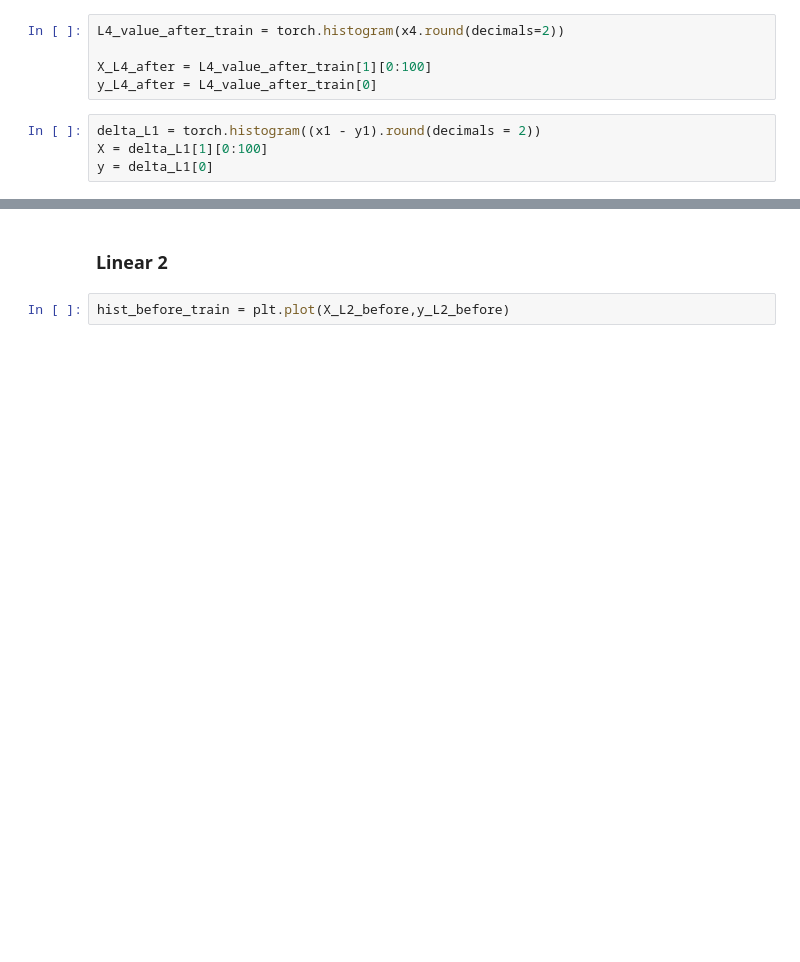
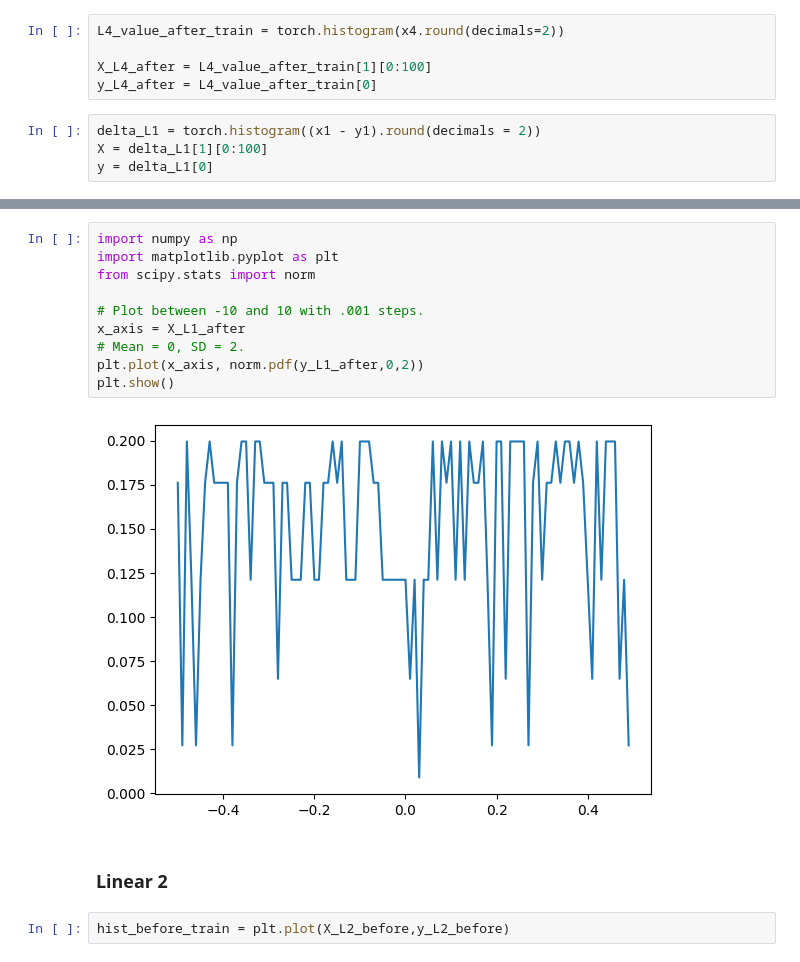
Before and after one commit to Erickllino/Neural_Network, a Jupyter notebook: IRIS.ipynb, the cells around one changed output, grey strips where cells are left out. Drawn from its saved outputs; the diff is of its cells as text; blank space fills up the shorter version.

```diff
--- a/IRIS.ipynb
+++ b/IRIS.ipynb
@@ -565,3 +551,15 @@ hist_after_train = plt.bar(X_L1_after,y_L1_after, width=0.01)
+# %%
+import numpy as np
+import matplotlib.pyplot as plt
+from scipy.stats import norm
+
+# Plot between -10 and 10 with .001 steps.
+x_axis = X_L1_after
+# Mean = 0, SD = 2.
+plt.plot(x_axis, norm.pdf(y_L1_after,0,2))
+plt.show()
+# %% [output]
+[figure, added]
 # %% [markdown]
 ### Linear 2
 # %%
```
Also changed, not shown: parts of 25 cells of this notebook.
